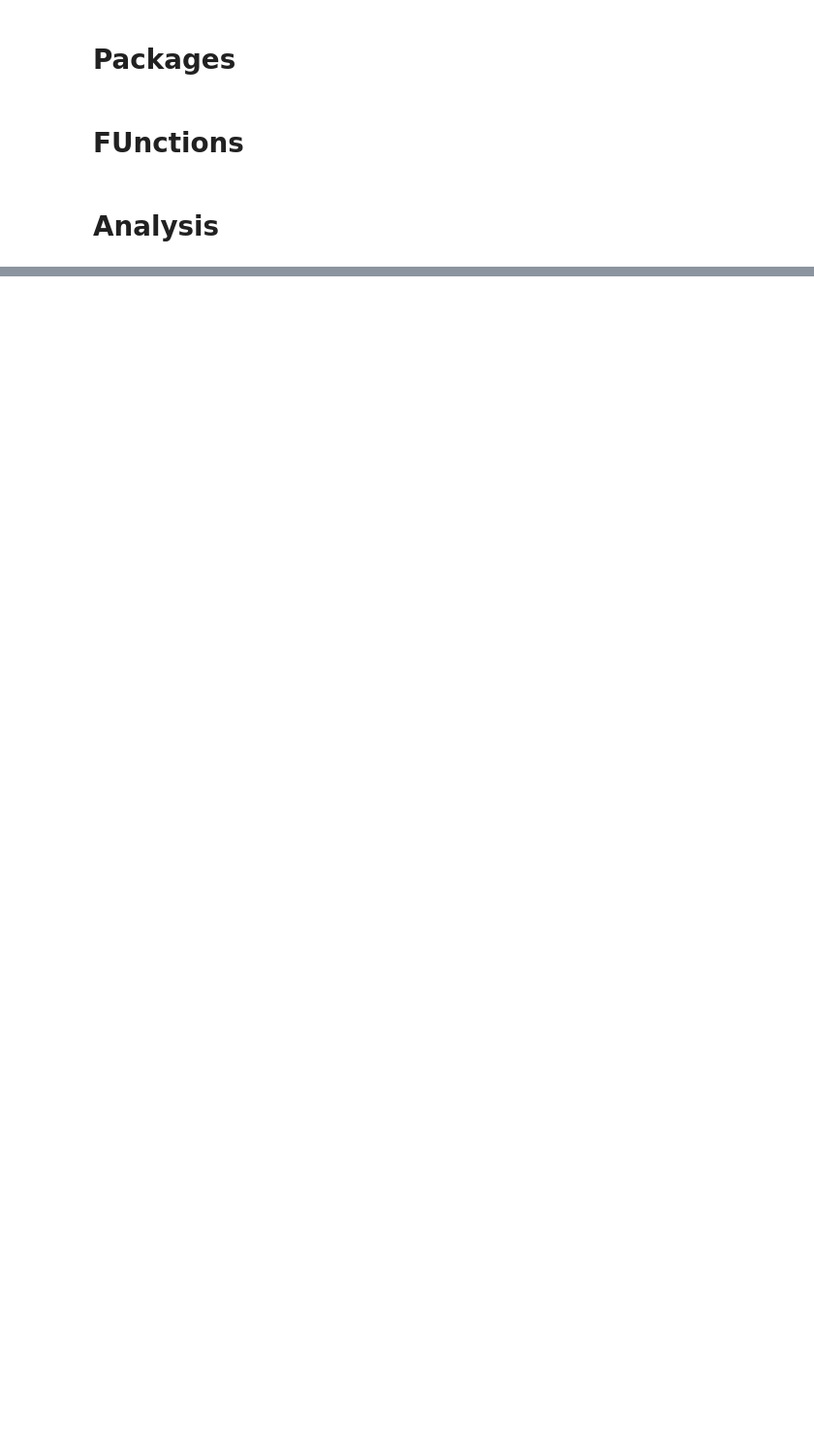
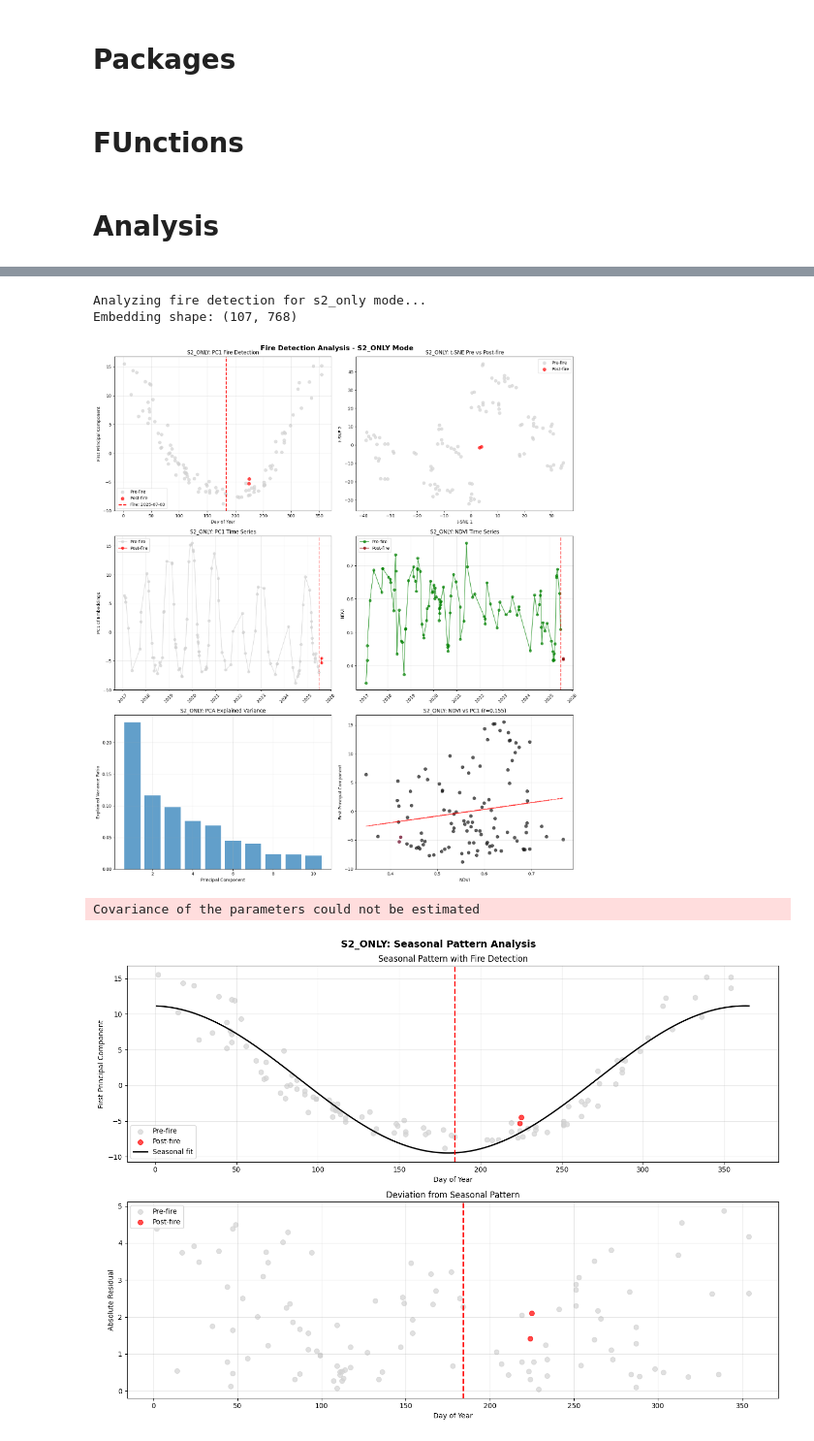
Before and after one commit to luismaecker/burned_embedder, a Jupyter notebook: notebooks/02_embeddings_vis.ipynb, the cells around one changed output, grey strips where cells are left out. Shown at 97% size. Drawn from its saved outputs; the diff is of its cells as text; code cells hidden in the pictures; blank space fills up the shorter version.

Commit message:
terrafm setup and data loading spain 2025

```diff
--- a/notebooks/02_embeddings_vis.ipynb
+++ b/notebooks/02_embeddings_vis.ipynb
@@ -166,10 +166,10 @@ def create_interactive_time_series_plot(da_s2, saved_dates, embeddings_pca,
 # Analysis
 # %%
 # Load satellite data and embeddings
-embeddings_dir = root_path / "data" / "embeddings" / "dueben_fire_notime_2"
+embeddings_dir = root_path / "data" / "embeddings" / "dueben_fire_notime_2_terrafm"
 
 # Choose mode to visualize
-mode = 'combined'  # or 's1_only', 's2_only'
+mode = 's1_only'  # or 's1_only', 's2_only'
 
 # Load results
 embeddings, dates, ndvi, metadata = load_embeddings_data(embeddings_dir=embeddings_dir, mode=mode)
@@ -177,7 +177,7 @@ embeddings, dates, ndvi, metadata = load_embeddings_data(embeddings_dir=embeddin
 # if da_s2 does not exist, load it
 if 'da_s2' not in locals():
     da_s2 = load_s2(lat=metadata['lat'], lon=metadata['lon'],
-                     start_date="2024-01-01", end_date="2025-12-31",
+                     start_date=metadata['start_date'], end_date=metadata['end_date'],
                      bands=["B02","B03","B04"])  # Load only RGB bands for faster processing
 # %%
 # Convert dates to pandas datetime and perform PCA
@@ -266,0 +285,12 @@ Top 5 most anomalous timepoints:
+# %%
+results={}
+
+save_dir = root_path / "reports" / "figures" / "dueben_fire_analysis_notime_2_terrafm"
+
+results[mode] = analyze_fire_detection(embeddings, dates, ndvi, mode, save_dir, metadata['fire_date'])
+# %% [output]
+Analyzing fire detection for s2_only mode...
+Embedding shape: (107, 768)
+[figure, added]
+Covariance of the parameters could not be estimated
+[figure, added]
```
Also changed, not shown: parts of 5 cells of this notebook, 11 other files.
